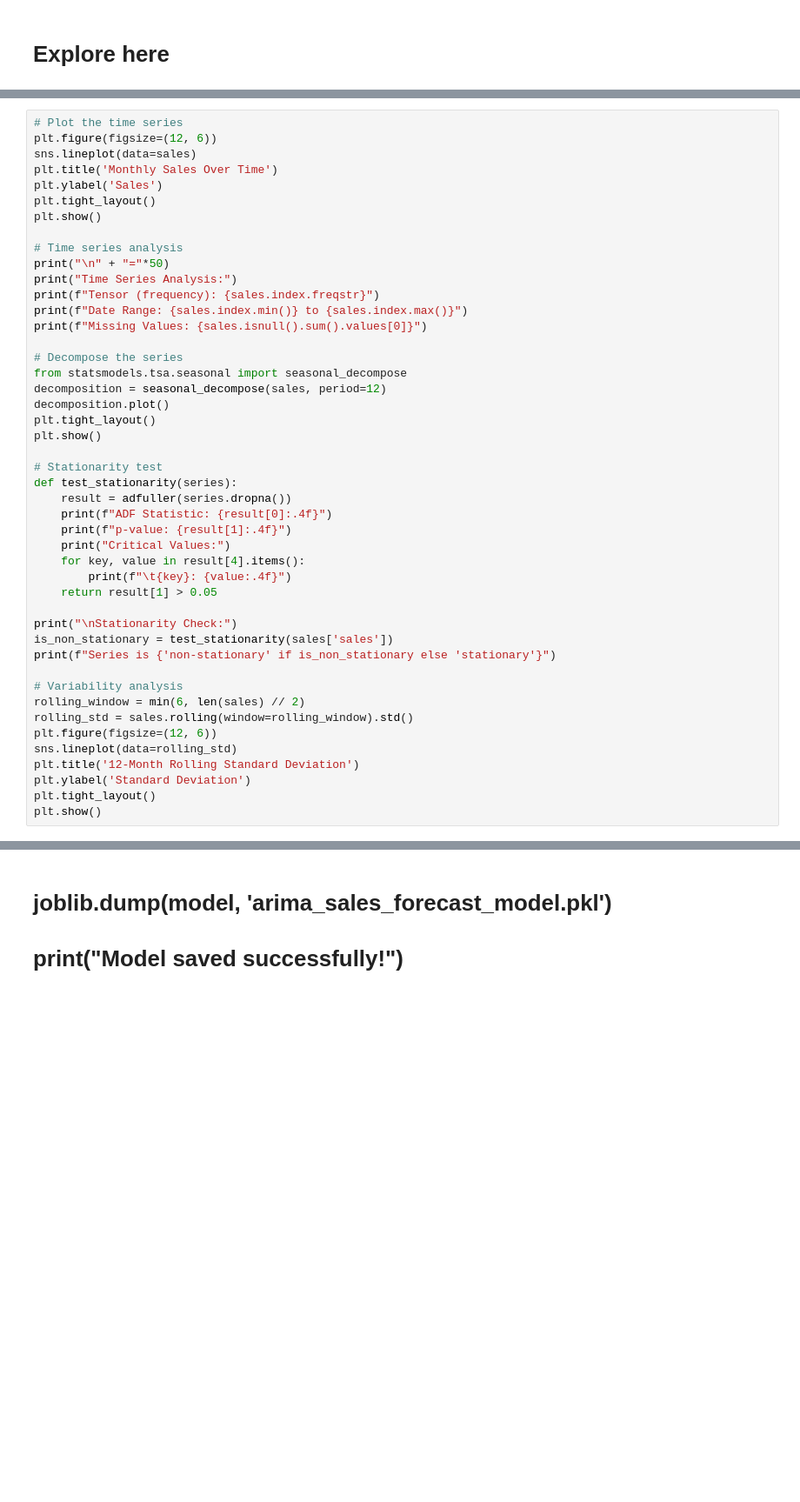
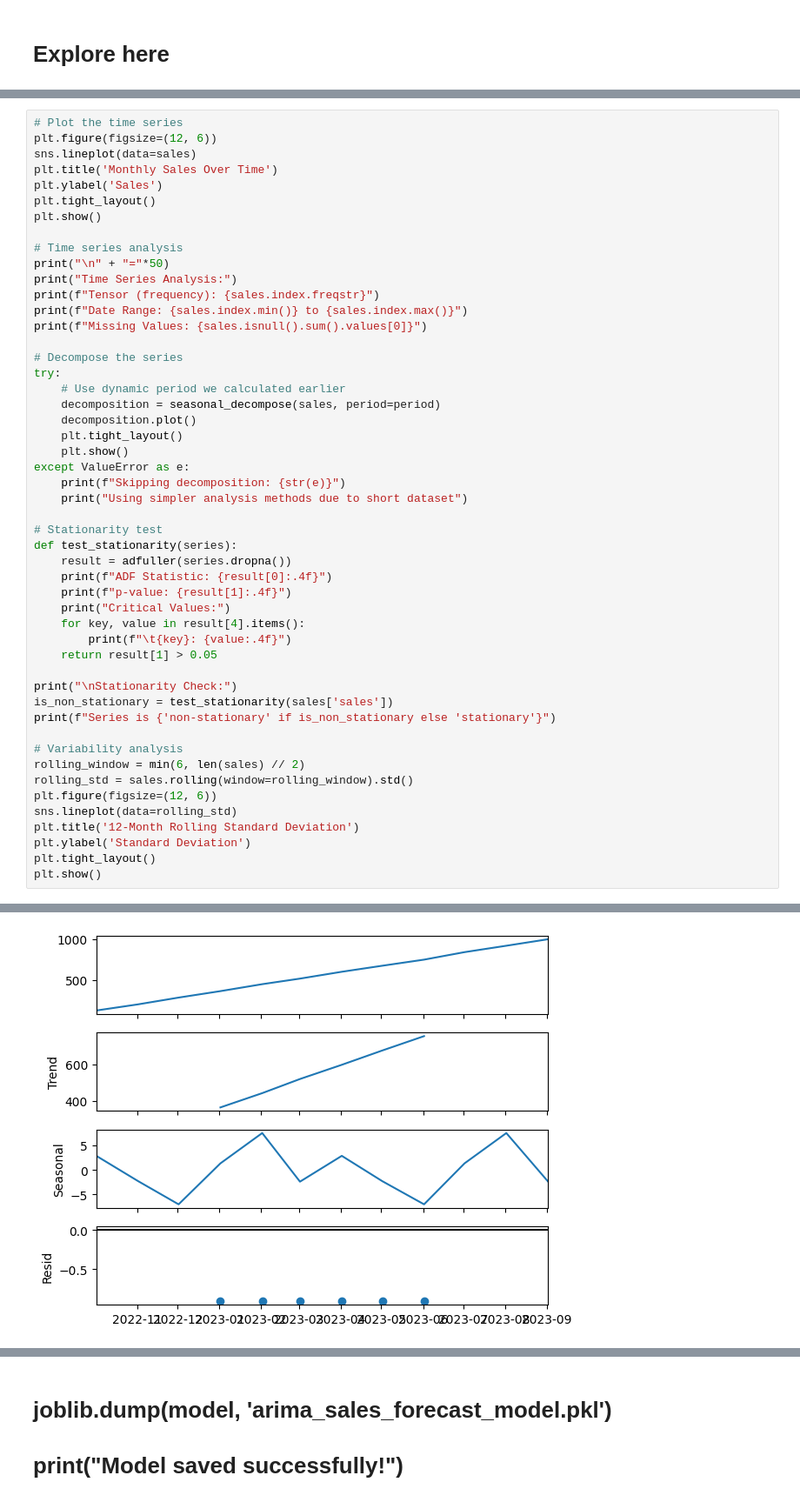
Before and after one commit to 4GeeksAcademy/BakuDShaggy-Series-De-Tiempo-Alternativo, a Jupyter notebook: src/explore.ipynb, the cells around one changed output, grey strips where cells are left out. Shown at 87% size. Cells and saved outputs as stored; diff of their text form; blank space fills up the shorter version.

```diff
--- a/src/explore.ipynb
+++ b/src/explore.ipynb
@@ -51,39 +52,44 @@ print(f"Date Range: {sales.index.min()} to {sales.index.max()}")
 print(f"Missing Values: {sales.isnull().sum().values[0]}")
 
 # Decompose the series
-from statsmodels.tsa.seasonal import seasonal_decompose
-decomposition = seasonal_decompose(sales, period=12)
-decomposition.plot()
-plt.tight_layout()
-plt.show()
+try:
+    # Use dynamic period we calculated earlier
+    decomposition = seasonal_decompose(sales, period=period)
+    decomposition.plot()
+    plt.tight_layout()
+    plt.show()
+except ValueError as e:
+    print(f"Skipping decomposition: {str(e)}")
+    print("Using simpler analysis methods due to short dataset")
 
 # Stationarity test
 def test_stationarity(series):
     result = adfuller(series.dropna())
     print(f"ADF Statistic: {result[0]:.4f}")
     print(f"p-value: {result[1]:.4f}")
     print("Critical Values:")
     for key, value in result[4].items():
         print(f"\t{key}: {value:.4f}")
     return result[1] > 0.05
 
 print("\nStationarity Check:")
 is_non_stationary = test_stationarity(sales['sales'])
 print(f"Series is {'non-stationary' if is_non_stationary else 'stationary'}")
 
 # Variability analysis
 rolling_window = min(6, len(sales) // 2)
 rolling_std = sales.rolling(window=rolling_window).std()
 plt.figure(figsize=(12, 6))
 sns.lineplot(data=rolling_std)
 plt.title('12-Month Rolling Standard Deviation')
 plt.ylabel('Standard Deviation')
 plt.tight_layout()
 plt.show()
 # %% [output]
 [figure]
 ==================================================
 Time Series Analysis:
 Tensor (frequency): MS
 Date Range: 2022-10-01 17:10:08.079328 to 2023-09-01 17:10:08.079328
 Missing Values: 0
+[figure, added]
```
Also changed, not shown: parts of 4 cells of this notebook.
